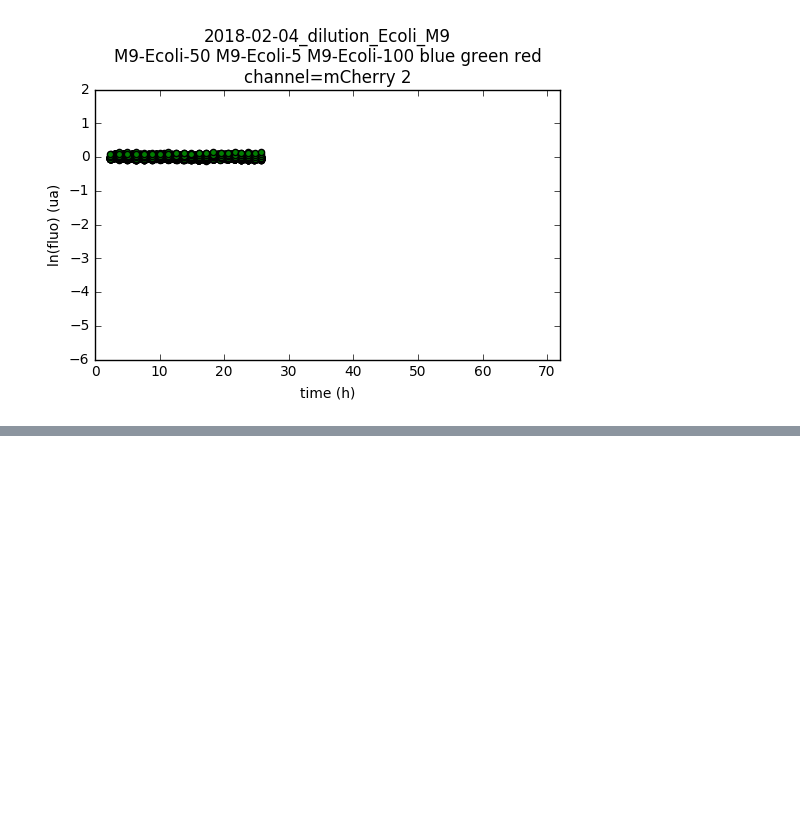
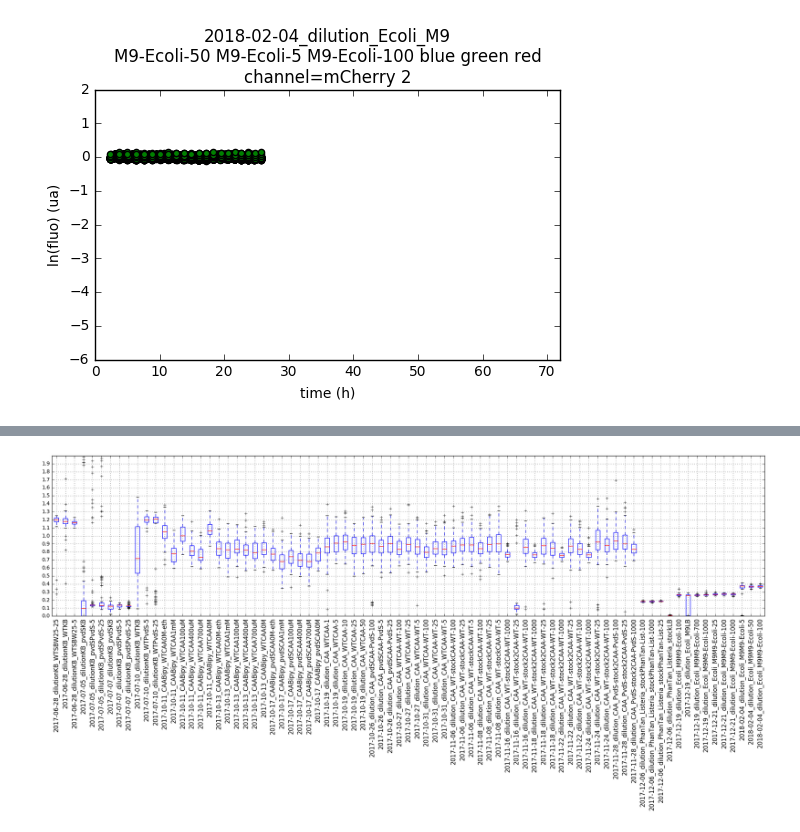
Before and after one commit to lukasgeyrhofer/extractdropletdata, a Jupyter notebook: cleanPipeline2018-01-05.ipynb, the cells around one changed output, grey strips where cells are left out. Drawn from its saved outputs; the diff is of its cells as text; code cells hidden in the pictures; blank space fills up the shorter version.

```diff
--- a/cleanPipeline2018-01-05.ipynb
+++ b/cleanPipeline2018-01-05.ipynb
@@ -498,0 +506,33 @@ py.iplot(data)
+# %%
+#get all the data from gRate calculated before. Append them to plot hte box plot
+data=[]
+labelList=[]
+for path in folder: #[folder[0]]:
+    a=path.split('/')
+    pathGrate=path+'growthDerivee/'
+    tmp=pd.read_csv(pathGrate+'gRate_nbpt5')
+
+    for experiment in tmp.columns:
+        if experiment != 'Unnamed: 0':
+            x=np.array(tmp[experiment])
+            x=x[~np.isnan(x)]
+            data.append(x)
+            labelList.append(a[-3]+experiment)
+# %%
+fig, ax = plt.subplots(figsize=(20, 10))
+# We need to draw the canvas, otherwise the labels won't be positioned and
+# won't have values yet.
+ax.boxplot(data)
+ax.set_xticklabels(labelList)
+for tick in ax.get_xticklabels():
+    tick.set_rotation(90)
+    tick.set_fontsize(12)
+    tick.set_fontweight(10)
+plt.ylim([0,2])
+plt.yticks(np.arange(0, 2, .1))
+ax.grid('on')
+plt.tight_layout()
+fig.savefig('/Users/maxime/Documents/experiences/milli/goodExperiments/gRateMoustache.png')
+plt.show()
+# %% [output]
+[figure, added]
```
Also changed, not shown: parts of 3 cells of this notebook.
